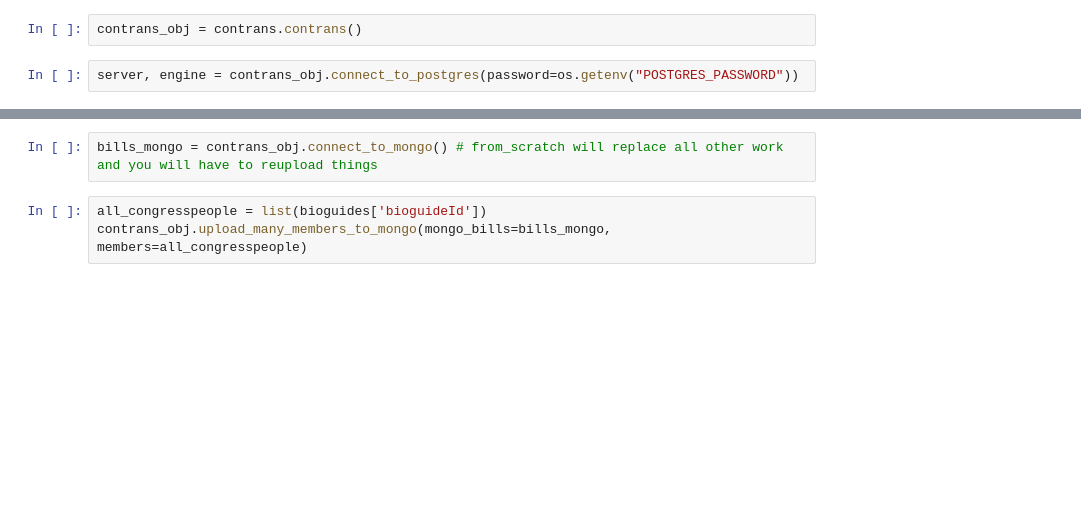
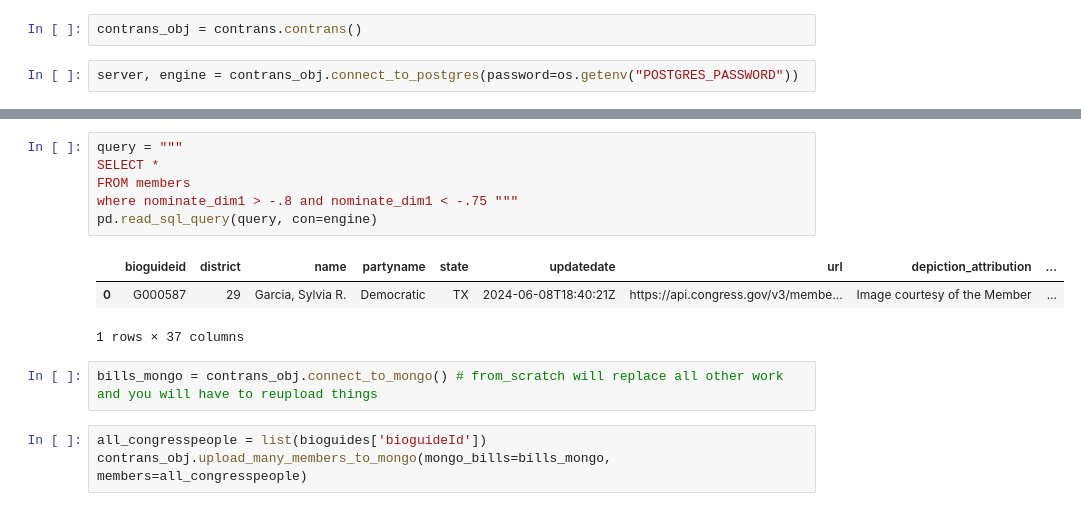
Before and after one commit to j-miskill/contrans, a Jupyter notebook: sandbox.ipynb, the cells around one changed output, grey strips where cells are left out. Cells and saved outputs as stored; diff of their text form; blank space fills up the shorter version.

```diff
--- a/sandbox.ipynb
+++ b/sandbox.ipynb
@@ -65,3 +34,13 @@ bioguides
+# %%
+query = """
+SELECT *
+FROM members
+where nominate_dim1 > -.8 and nominate_dim1 < -.75 """
+pd.read_sql_query(query, con=engine)
+# %% [output]
+|  | bioguideid | district | name | partyname | state | updatedate | url | depiction_attribution | ... |
+| 0 | G000587 | 29 | Garcia, Sylvia R. | Democratic | TX | 2024-06-08T18:40:21Z | https://api.congress.gov/v3/membe... | Image courtesy of the Member | ... |
+1 rows × 37 columns
 # %%
 bills_mongo = contrans_obj.connect_to_mongo() # from_scratch will replace all other work and you will have to reupload things
 # %%
```
Also changed, not shown: parts of 2 cells of this notebook, 2 other files.
